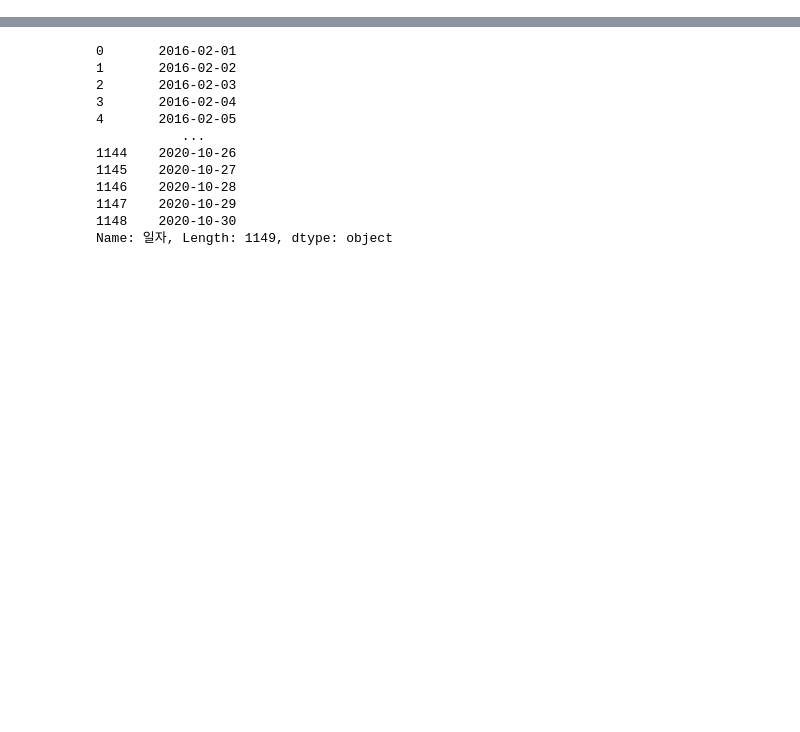
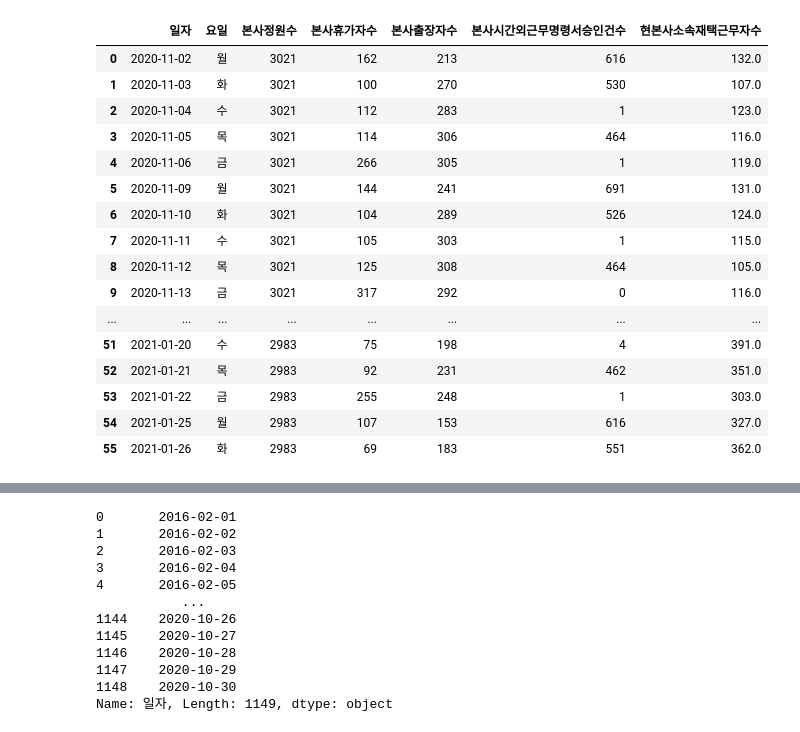
Before and after one commit to marattang/Number_of_cafeteria_users, a Jupyter notebook: project/save/Untitled4.ipynb, the cells around one changed output, grey strips where cells are left out. Saved outputs shown, nothing was run; the diff lists cells and outputs as text; code cells hidden in the pictures; blank space fills up the shorter version.

```diff
--- a/project/save/Untitled4.ipynb
+++ b/project/save/Untitled4.ipynb
@@ -8,2 +34,22 @@ train = pd.read_csv('./data/preprocess/prepro_train.csv')
+# %%
+test.iloc[:, [1, 2, 3, 4, 5, 6, 7]]
+# %% [output]
+|  | 일자 | 요일 | 본사정원수 | 본사휴가자수 | 본사출장자수 | 본사시간외근무명령서승인건수 | 현본사소속재택근무자수 |
+| 0 | 2020-11-02 | 월 | 3021 | 162 | 213 | 616 | 132.0 |
+| 1 | 2020-11-03 | 화 | 3021 | 100 | 270 | 530 | 107.0 |
+| 2 | 2020-11-04 | 수 | 3021 | 112 | 283 | 1 | 123.0 |
+| 3 | 2020-11-05 | 목 | 3021 | 114 | 306 | 464 | 116.0 |
+| 4 | 2020-11-06 | 금 | 3021 | 266 | 305 | 1 | 119.0 |
+| 5 | 2020-11-09 | 월 | 3021 | 144 | 241 | 691 | 131.0 |
+| 6 | 2020-11-10 | 화 | 3021 | 104 | 289 | 526 | 124.0 |
+| 7 | 2020-11-11 | 수 | 3021 | 105 | 303 | 1 | 115.0 |
+| 8 | 2020-11-12 | 목 | 3021 | 125 | 308 | 464 | 105.0 |
+| 9 | 2020-11-13 | 금 | 3021 | 317 | 292 | 0 | 116.0 |
+| ... | ... | ... | ... | ... | ... | ... | ... |
+| 51 | 2021-01-20 | 수 | 2983 | 75 | 198 | 4 | 391.0 |
+| 52 | 2021-01-21 | 목 | 2983 | 92 | 231 | 462 | 351.0 |
+| 53 | 2021-01-22 | 금 | 2983 | 255 | 248 | 1 | 303.0 |
+| 54 | 2021-01-25 | 월 | 2983 | 107 | 153 | 616 | 327.0 |
+| 55 | 2021-01-26 | 화 | 2983 | 69 | 183 | 551 | 362.0 |
 # %%
 train_date = train['일자']
```
Also changed, not shown: parts of 3 cells of this notebook, 7 other files.
